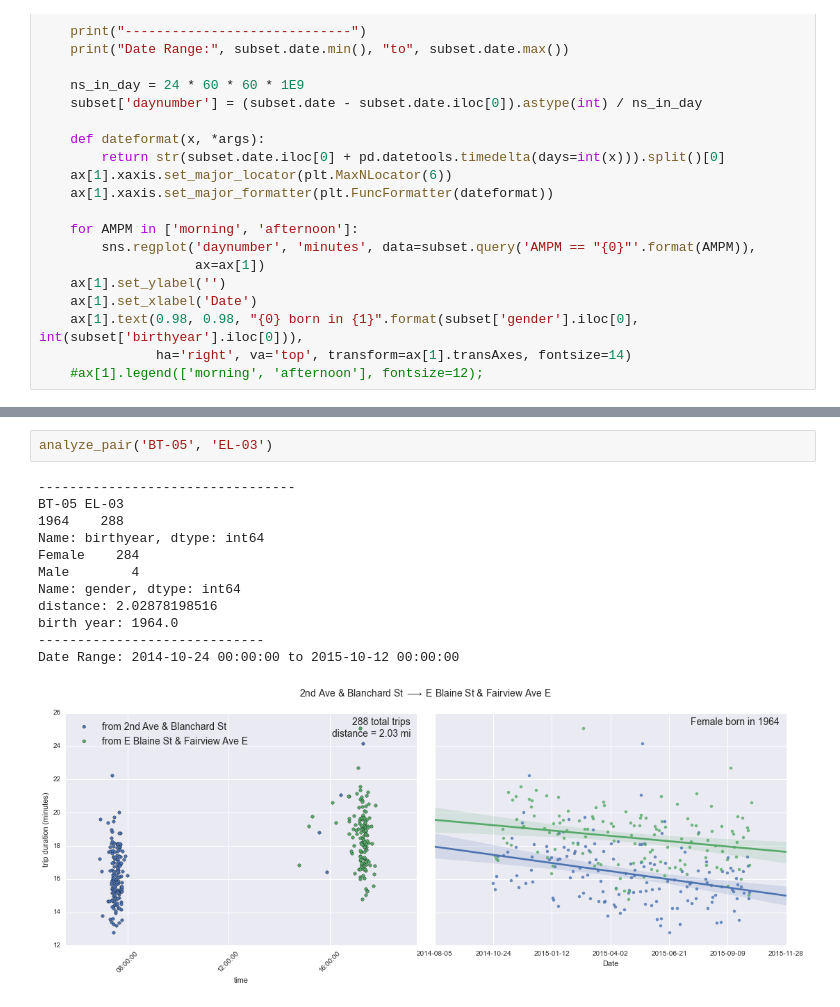
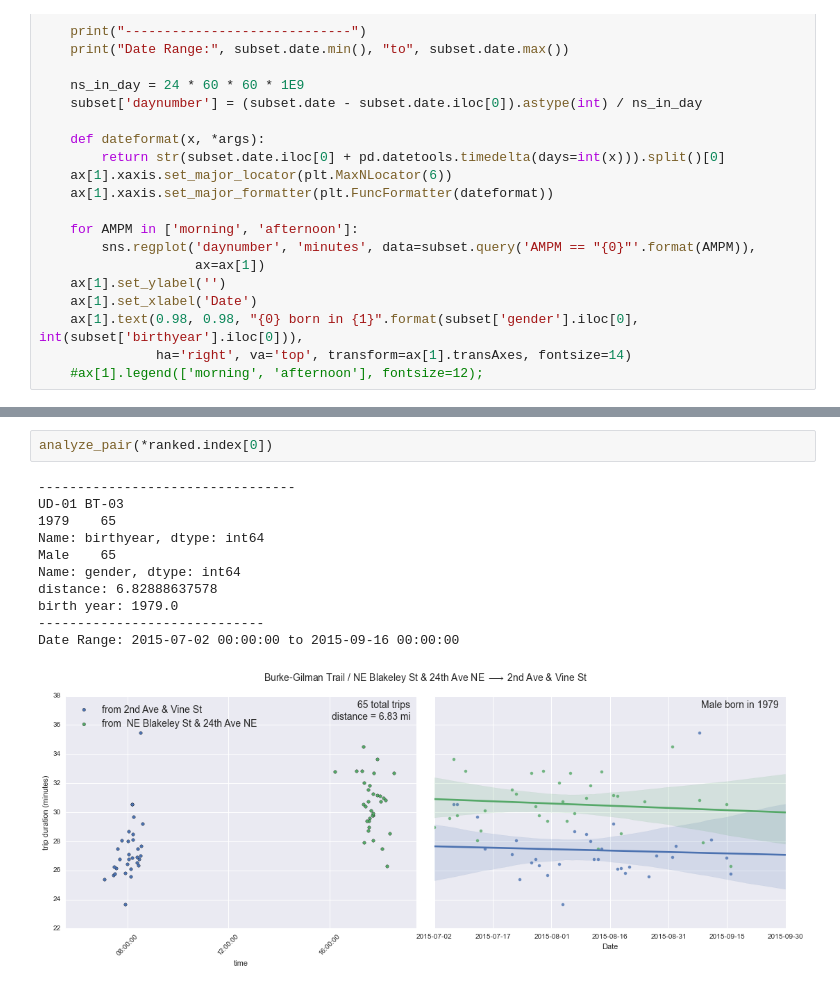
Before and after one commit to jakevdp/ProntoData, a Jupyter notebook: ExtremePronto.ipynb, the cells around one changed output, grey strips where cells are left out. Cells and saved outputs as stored; diff of their text form.

```diff
--- a/ExtremePronto.ipynb
+++ b/ExtremePronto.ipynb
@@ -294,15 +280,14 @@ Date Range: 2014-10-20 00:00:00 to 2015-09-10 00:00:00
-# %%
-analyze_pair('BT-05', 'EL-03')
-# %% [output]
----------------------------------
-BT-05 EL-03
-1964    288
-Name: birthyear, dtype: int64
-Female    284
-Male        4
-Name: gender, dtype: int64
-distance: 2.02878198516
-birth year: 1964.0
------------------------------
-Date Range: 2014-10-24 00:00:00 to 2015-10-12 00:00:00
-[figure, removed]
+# %%
+analyze_pair(*ranked.index[0])
+# %% [output]
+---------------------------------
+UD-01 BT-03
+1979    65
+Name: birthyear, dtype: int64
+Male    65
+Name: gender, dtype: int64
+distance: 6.82888637578
+birth year: 1979.0
+-----------------------------
+Date Range: 2015-07-02 00:00:00 to 2015-09-16 00:00:00
+[figure, added]
```
Also changed, not shown: parts of 5 cells of this notebook.
